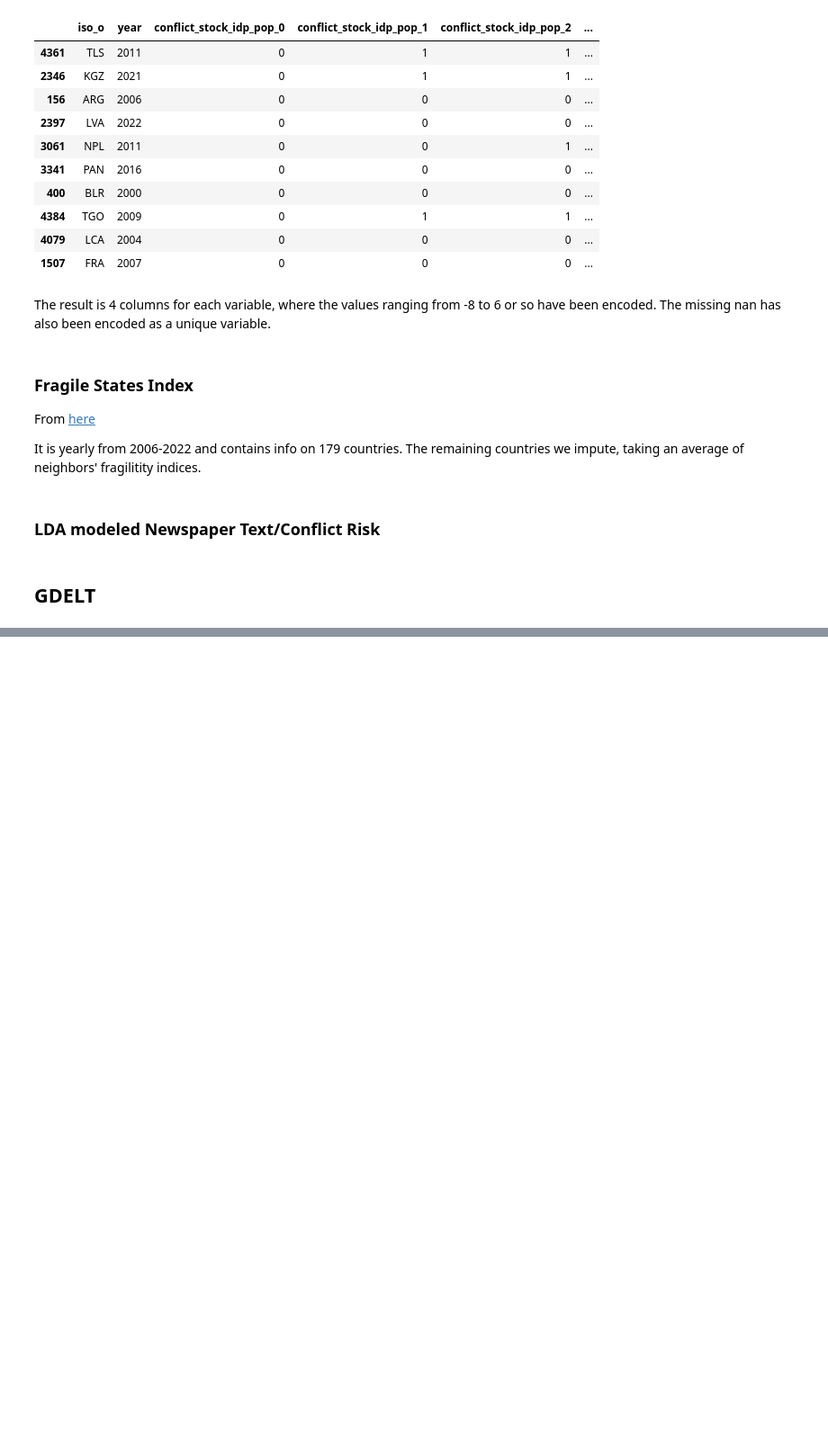
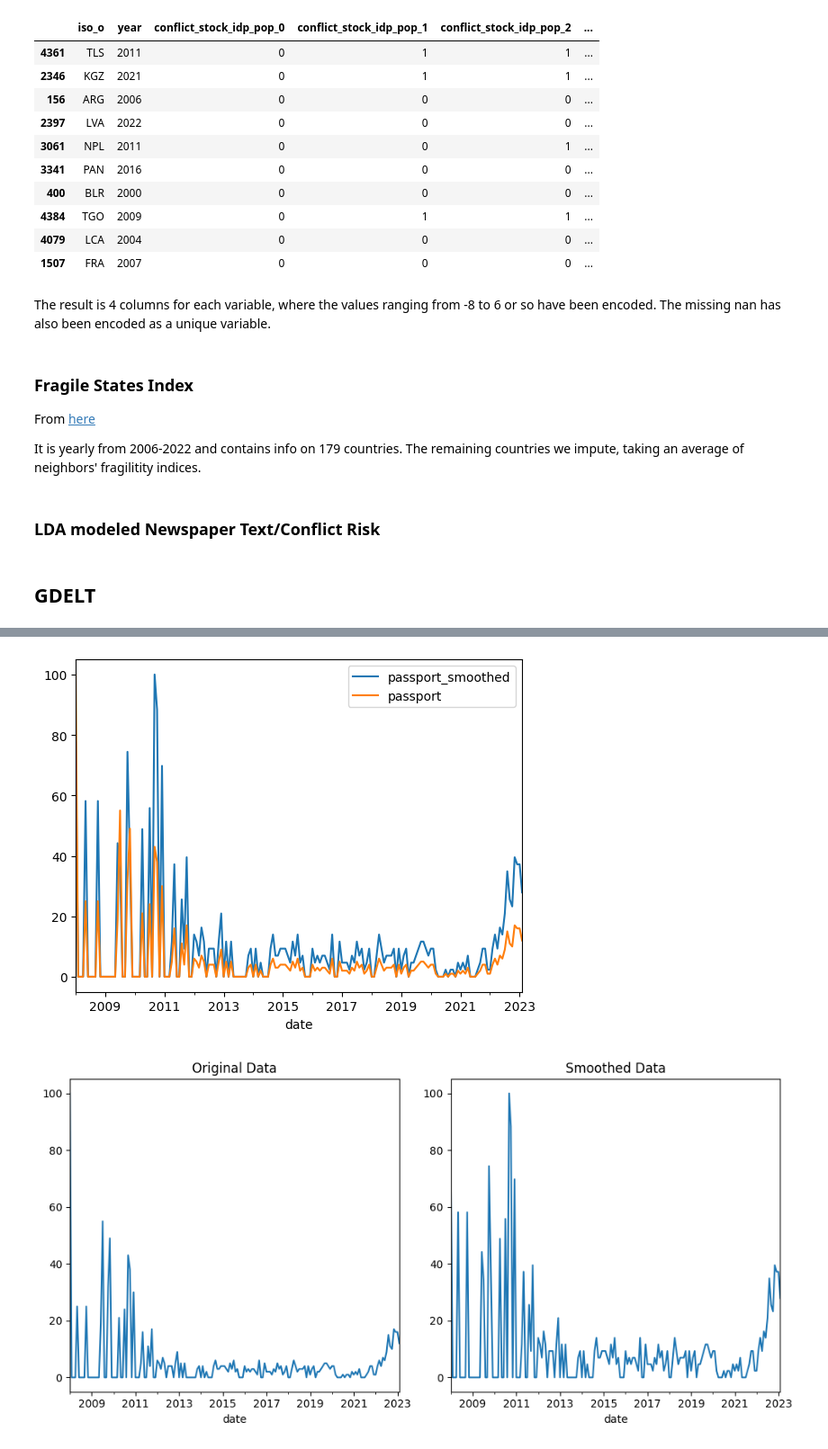
Before and after one commit to 4Freye/refugees, a Jupyter notebook: data/clean_data.ipynb, the cells around one changed output, grey strips where cells are left out. Shown at 90% size. Drawn from its saved outputs; the diff is of its cells as text; code cells hidden in the pictures; blank space fills up the shorter version.

```diff
--- a/data/clean_data.ipynb
+++ b/data/clean_data.ipynb
@@ -470,0 +709,3 @@ gdelt.to_csv('clean/gdelt.csv')
+# %%
+test3 = test.groupby('country').passport.apply(smooth_spikes, aggressive=True).reset_index().rename({'passport':'passport_smoothed'},axis=1).merge(test.reset_index()[['passport','country','date','continent']], on=['country','date']).set_index('date')
+test3[(test3.continent == 'AS') & (test3.passport_smoothed- test3.passport  > 20)]
@@ -470,0 +727,28 @@ gdelt.to_csv('clean/gdelt.csv')
+# %%
+test3[test3.country == 'BT'].plot()
+
+a_country = 'BT'
+topic = 'Travel Visa'
+
+# Set the desired figsize
+figsize = (10, 5)
+
+# Create a figure with the specified figsize and a 1x2 subplot grid
+fig, axes = plt.subplots(1, 2, figsize=figsize)
+
+# Plot the first line on the left subplot
+test3.passport[test3.country == a_country].plot.line(ax=axes[0])
+axes[0].set_title('Original Data')
+
+# Plot the second line on the right subplot
+smooth_spikes(test3.passport_smoothed[test3.country == a_country]).plot.line(ax=axes[1])
+axes[1].set_title('Smoothed Data')
+
+# Adjust the spacing between subplots
+plt.tight_layout()
+
+# Display the plot
+plt.show()
+# %% [output]
+[figure, added]
+[figure, added]
```
Also changed, not shown: parts of 29 cells of this notebook.
